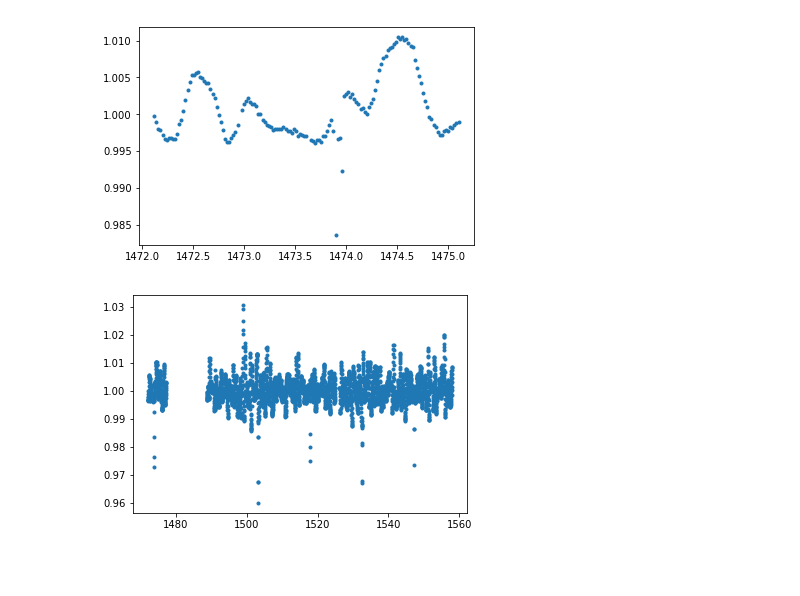
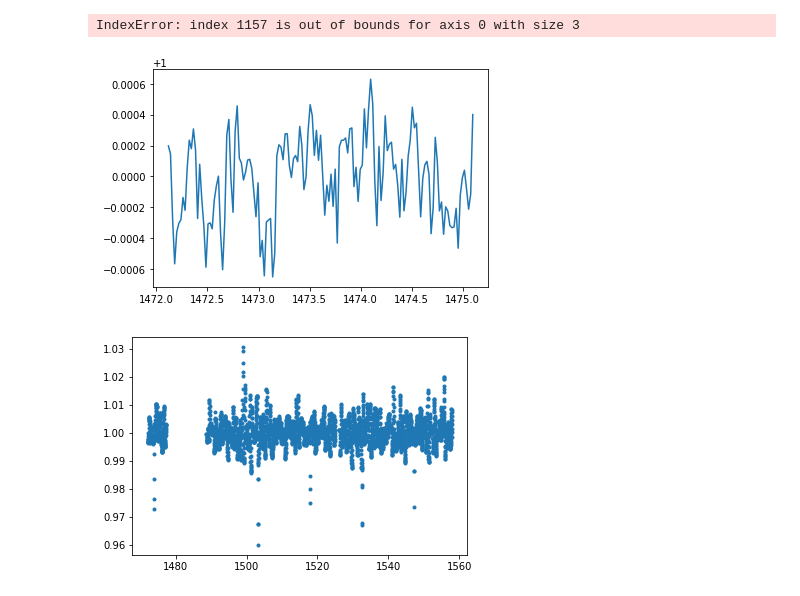
Before and after one commit to kushaltirumala/outlier_kplr, a Jupyter notebook: sparse_light_curve_analysis.ipynb, the cells around one changed output. Saved outputs shown, nothing was run; the diff lists cells and outputs as text; code cells hidden in the pictures; blank space fills up the shorter version.

```diff
--- a/sparse_light_curve_analysis.ipynb
+++ b/sparse_light_curve_analysis.ipynb
@@ -24,11 +24,15 @@ def plot_sparse(data_arr, lc_index):
         x = data[data_arr][lc_index][0]
         y = data[data_arr][lc_index][1]
         plt.plot(x,y)
+# %%
+kdata[4][1157]
+# %% [output]
+IndexError: index 1157 is out of bounds for axis 0 with size 3
 # %%
 # Tabby's star
-plot_sparse(4, 1156)
+plot_sparse(4, 1100)
 # %% [output]
-[figure, old version]
+[figure, new version]
 # %%
 real_plot(1156)
 # %% [output]
```
Also changed, not shown: parts of 2 cells of this notebook, 1 other file.
